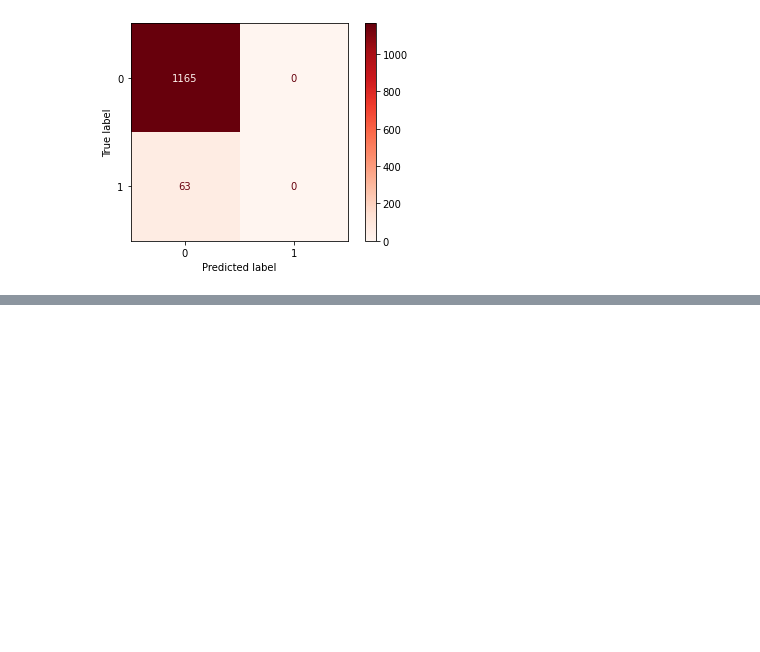
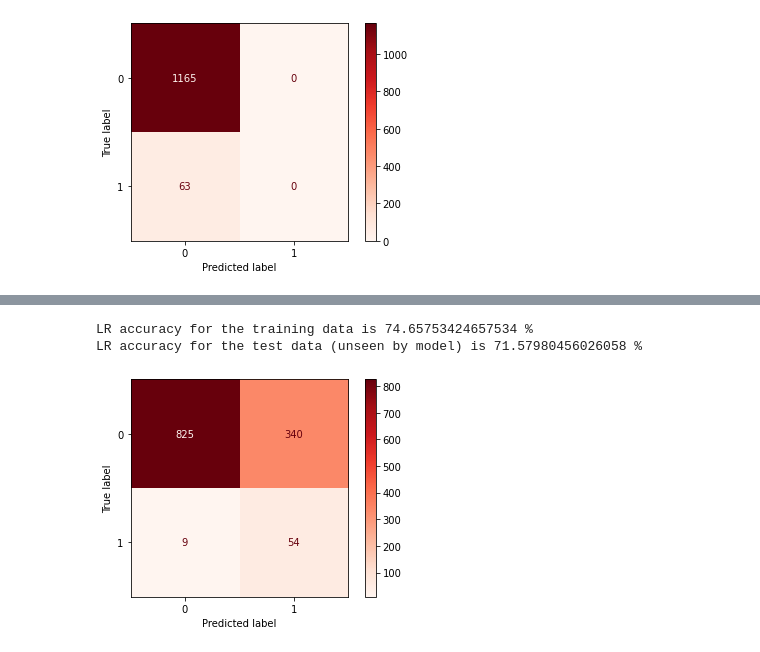
Before and after one commit to amandabenjamin/Predicting-Strokes, a Jupyter notebook: Project_2_Stroke_Prediction.ipynb, the cells around one changed output, grey strips where cells are left out. Saved outputs shown, nothing was run; the diff lists cells and outputs as text; code cells hidden in the pictures; blank space fills up the shorter version.

```diff
--- a/Project_2_Stroke_Prediction.ipynb
+++ b/Project_2_Stroke_Prediction.ipynb
@@ -499,0 +530,12 @@ I would suggest clinitians use this model when tryiing to predict stroke but I w
+# %%
+logreg_pipe.fit(X_resampled, y_resampled)
+
+print(f'LR accuracy for the training data is {logreg_pipe.score(X_resampled, y_resampled)*100} %')
+print(f'LR accuracy for the test data (unseen by model) is {logreg_pipe.score(X_test, y_test)*100} %')
+# %% [output]
+LR accuracy for the training data is 74.65753424657534 %
+LR accuracy for the test data (unseen by model) is 71.57980456026058 %
+# %%
+plot_confusion_matrix(logreg_pipe, X_test, y_test, cmap = 'Reds');
+# %% [output]
+[figure, added]
```
Also changed, not shown: parts of 14 cells of this notebook.
